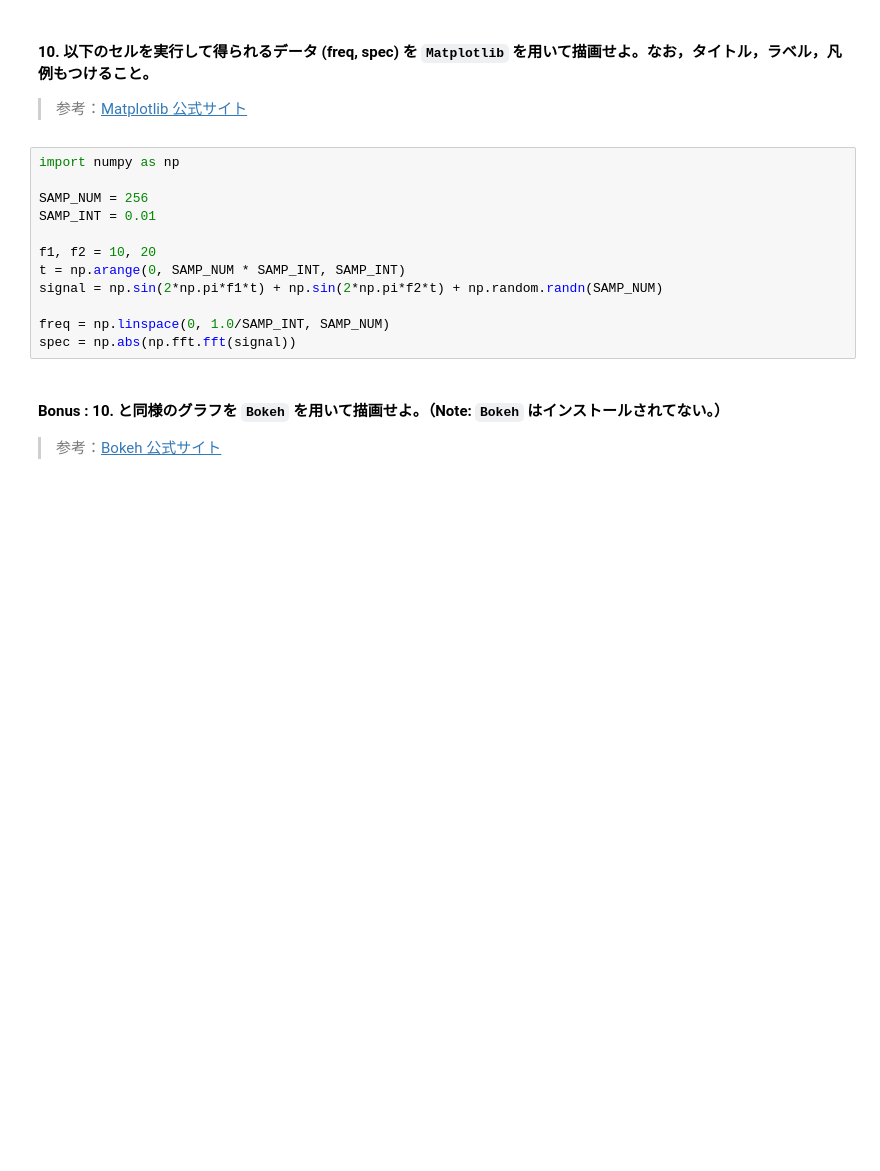
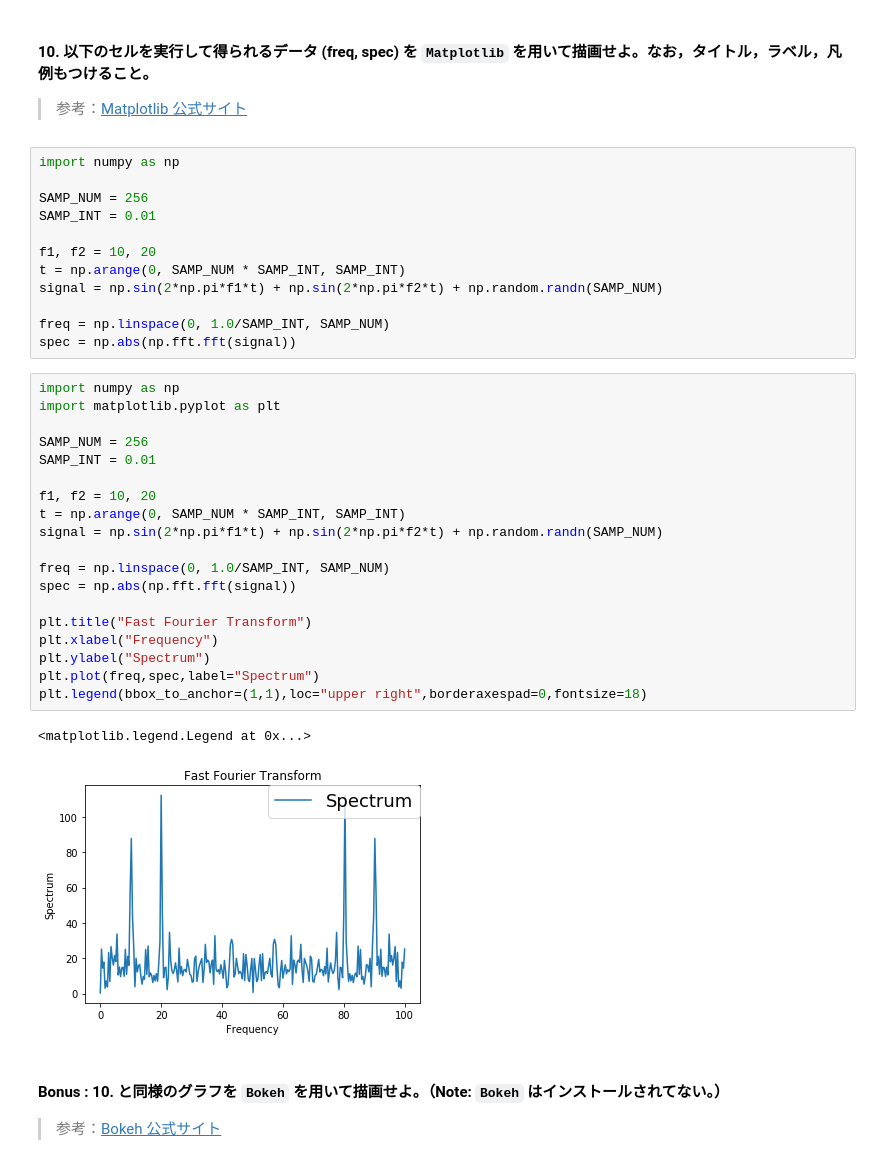
Before and after one commit to scizorman/python-hands-on, a Jupyter notebook: basic/basic.ipynb, the cells around one changed output. Saved outputs shown, nothing was run; the diff lists cells and outputs as text; blank space fills up the shorter version.

```diff
--- a/basic/basic.ipynb
+++ b/basic/basic.ipynb
@@ -40,6 +221,28 @@ signal = np.sin(2*np.pi*f1*t) + np.sin(2*np.pi*f2*t) + np.random.randn(SAMP_NUM)
 
 freq = np.linspace(0, 1.0/SAMP_INT, SAMP_NUM)
 spec = np.abs(np.fft.fft(signal))
+# %%
+import numpy as np
+import matplotlib.pyplot as plt
+
+SAMP_NUM = 256
+SAMP_INT = 0.01
+
+f1, f2 = 10, 20
+t = np.arange(0, SAMP_NUM * SAMP_INT, SAMP_INT)
+signal = np.sin(2*np.pi*f1*t) + np.sin(2*np.pi*f2*t) + np.random.randn(SAMP_NUM)
+
+freq = np.linspace(0, 1.0/SAMP_INT, SAMP_NUM)
+spec = np.abs(np.fft.fft(signal))
+
+plt.title("Fast Fourier Transform")
+plt.xlabel("Frequency")
+plt.ylabel("Spectrum")
+plt.plot(freq,spec,label="Spectrum")
+plt.legend(bbox_to_anchor=(1,1),loc="upper right",borderaxespad=0,fontsize=18)
+# %% [output]
+<matplotlib.legend.Legend at 0x...>
+[figure, added]
 # %% [markdown]
 #### Bonus : 10. と同様のグラフを `Bokeh` を用いて描画せよ。（Note: `Bokeh` はインストールされてない。）
 > 参考：[Bokeh 公式サイト](https://bokeh.pydata.org/en/latest/)
```
Also changed, not shown: parts of 9 cells of this notebook.
